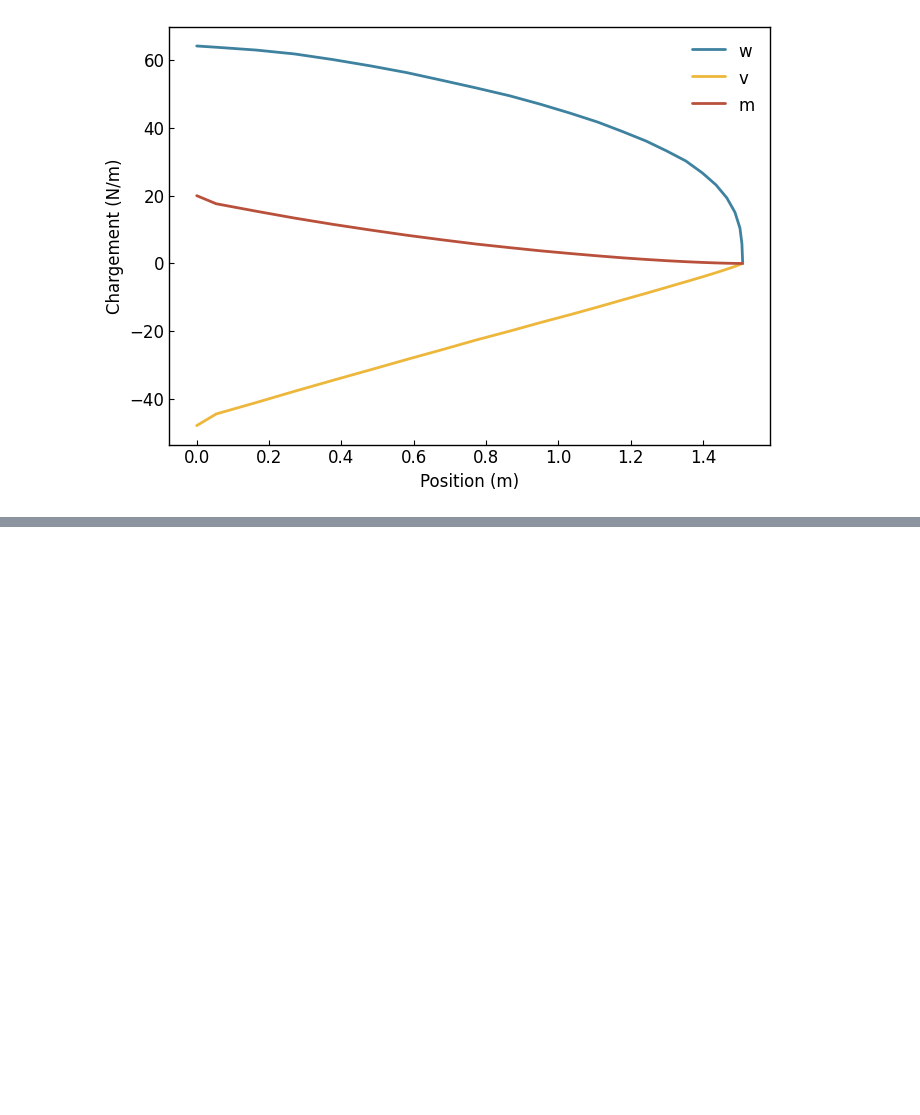
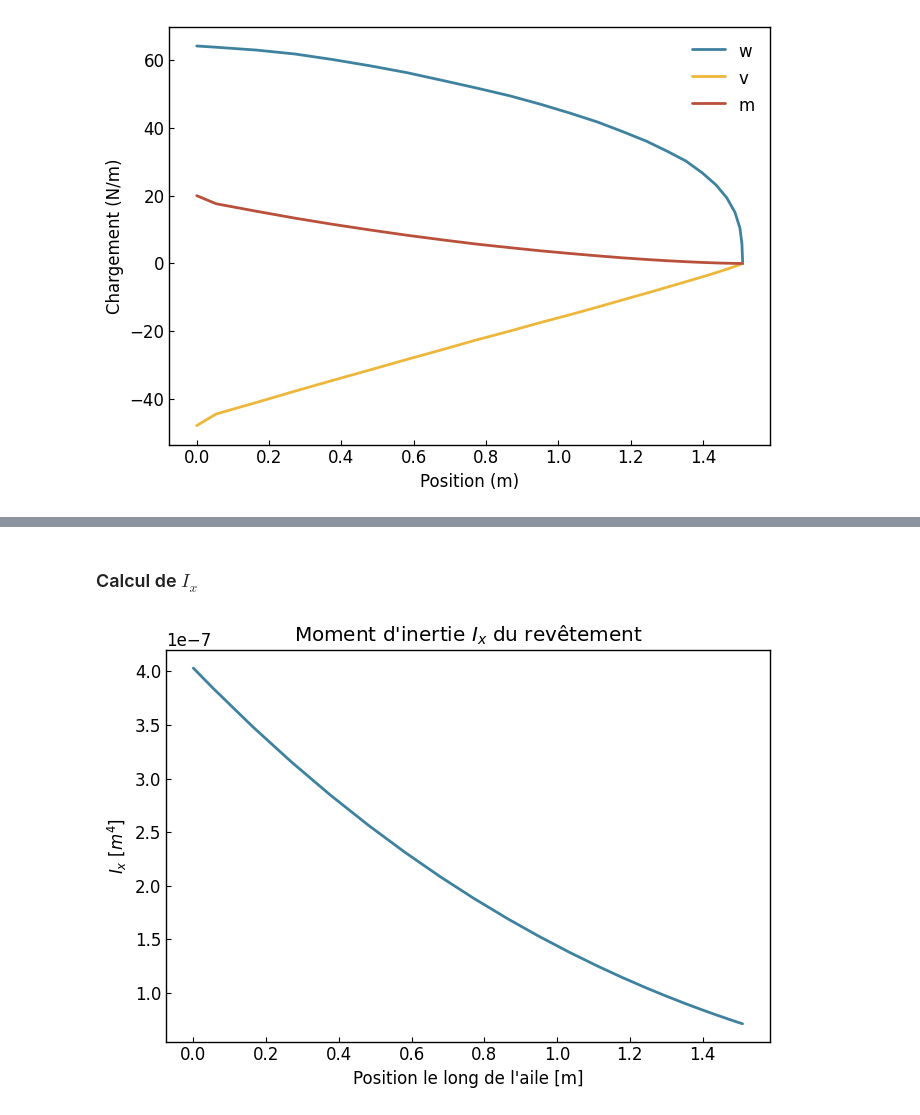
Before and after one commit to Oddball777/etude_cas_rdm, a Jupyter notebook: etude_cas_rdm/main.ipynb, the cells around one changed output, grey strips where cells are left out. Cells and saved outputs as stored; diff of their text form; code cells hidden in the pictures; blank space fills up the shorter version.

```diff
--- a/etude_cas_rdm/main.ipynb
+++ b/etude_cas_rdm/main.ipynb
@@ -68,9 +90,8 @@ fig.show()
 # %%
-from pydantic import BaseModel, validate_call, Field
-from typing import Annotated
-
-# Définir les classes pour les propriétés des ailes
 class BaseAile(BaseModel):
+    """
+    Classe de base pour les ailes. Contient les méthodes et propriétés communes à toutes les parties de l'aile.
+    """
     @property
     def epaisseur(self):
         return 0.35 * 10**(-3)
@@ -88,6 +109,9 @@ class BaseAile(BaseModel):
 
 
 class RevAile(BaseAile):
+    """
+    Classe pour les propriétés du revêtement de l'aile. Hérite aussi les propriétés de BaseAile.
+    """
     @property
     def E(self):
         return 64e9
@@ -119,16 +143,19 @@ class RevAile(BaseAile):
         return 0.046128 * self.c(position_l)
 
     def I_x(self, position_l: Annotated[float, Field(ge=0, le=1.51)]):
-        return 0.0051752 * self.c(position_l) ** 3 * self.epaisseur
+        return 0.0051752 * (self.c(position_l) ** 3) * self.epaisseur
 
     def I_y(self, position_l: Annotated[float, Field(ge=0, le=1.51)]):
-        return 0.17878 * self.c(position_l) ** 3 * self.epaisseur
+        return 0.17878 * (self.c(position_l) ** 3) * self.epaisseur
 
     def I_xy(self, position_l: Annotated[float, Field(ge=0, le=1.51)]):
         return -0.0010805 * self.c(position_l) ** 3 * self.epaisseur
 
 
 class CoeurAile(BaseAile):
+    """
+    Classe pour les propriétés du coeur de l'aile. Hérite aussi les propriétés de BaseAile.
+    """
     @property
     def E(self):
         return 16e6
@@ -163,3 +190,6 @@ class CoeurAile(BaseAile):
 
     def centroide_y(self, position_l: Annotated[float, Field(ge=0, le=1.51)]):
         return 0.053017 * self.c(position_l)
+
+rev_aile = RevAile()
+coeur_aile = CoeurAile()
@@ -172,0 +209,13 @@ rev_aile.surface_profile(0.3)
+# %% [markdown]
+### Calcul de $I_{x}$
+# %%
+# Calcul des valeurs de I_x pour le revêtement
+valeurs_I_x = [rev_aile.I_x(l) for l in positions_aile]
+curve_I_x = gl.Curve(positions_aile, valeurs_I_x)
+
+# Graphique
+fig = gl.Figure(size=(7, 5), x_label="Position le long de l'aile [m]", y_label='$I_x$ [$m^4$]', title="Moment d'inertie $I_x$ du revêtement")
+fig.add_elements(curve_I_x)
+fig.show()
+# %% [output]
+[figure, added]
```
Also changed, not shown: parts of 25 cells of this notebook.
